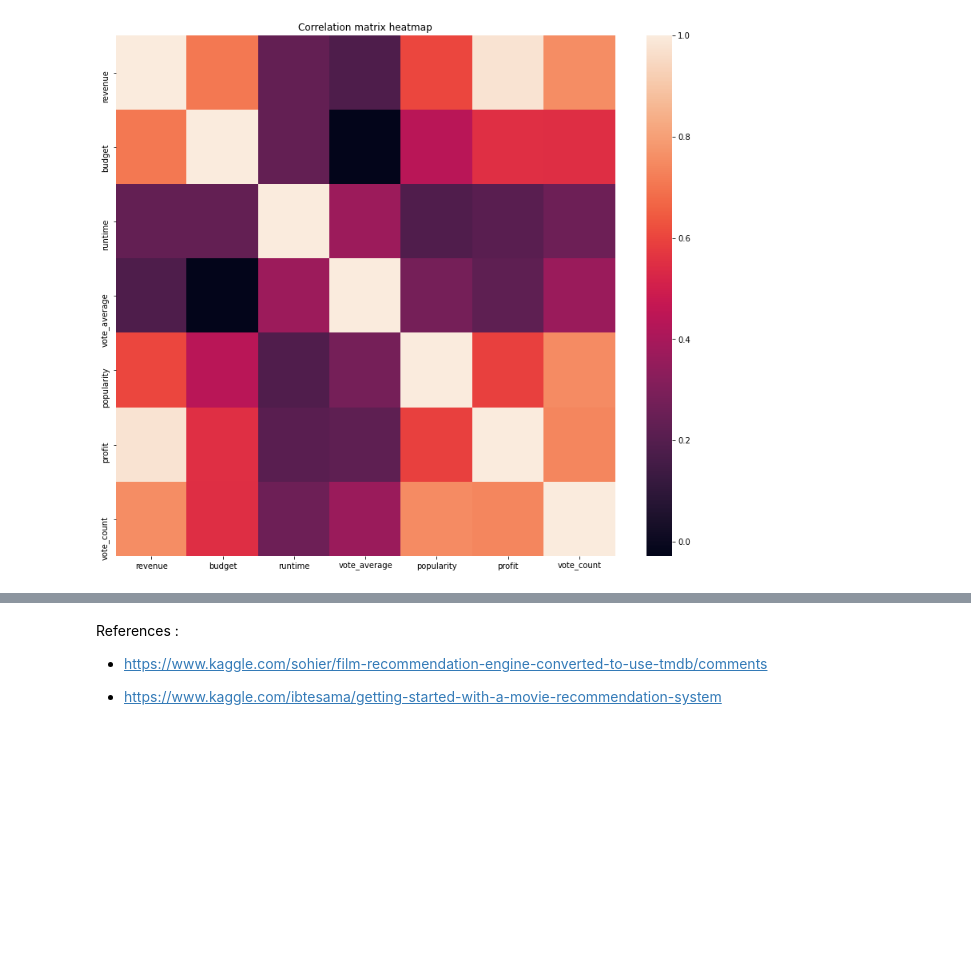
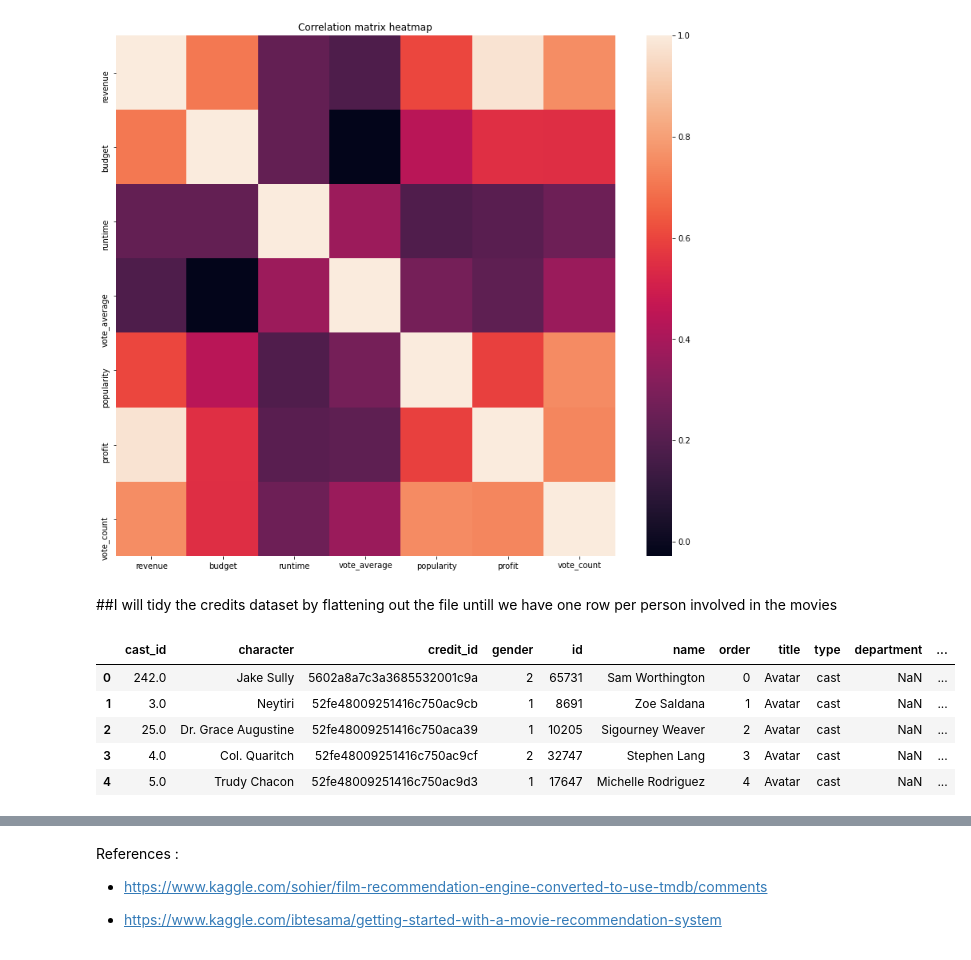
Before and after one commit to HamoyeHQ/g03-movie-analysis, a Jupyter notebook: data/Tmdb_dataset_EDA.ipynb, the cells around one changed output, grey strips where cells are left out. Saved outputs shown, nothing was run; the diff lists cells and outputs as text; code cells hidden in the pictures; blank space fills up the shorter version.

```diff
--- a/data/Tmdb_dataset_EDA.ipynb
+++ b/data/Tmdb_dataset_EDA.ipynb
@@ -497,3 +497,5 @@ sns.heatmap(new, ax=ax);
 ax.set_title('Correlation matrix heatmap');
 # %% [output]
 [figure]
+# %% [markdown]
+##I will tidy the credits dataset by flattening out the file untill we have one row per person involved in the movies
@@ -499,0 +504,24 @@ ax.set_title('Correlation matrix heatmap');
+# %%
+credits.apply(lambda row: [x.update({'title': row['title']}) for x in row['cast']], axis=1);
+credits.apply(lambda row: [x.update({'title': row['title']}) for x in row['crew']], axis=1);
+credits.apply(lambda row: [person.update({'order': order}) for order, person in enumerate(row['crew'])], axis=1);
+
+cast = []
+credits.cast.apply(lambda x: cast.extend(x))
+cast = pd.DataFrame(cast)
+cast['type'] = 'cast'
+
+crew = []
+credits.crew.apply(lambda x: crew.extend(x))
+crew = pd.DataFrame(crew)
+crew['type'] = 'crew'
+
+people = pd.concat([cast, crew],  ignore_index=True)
+people.head()
+# %% [output]
+|  | cast_id | character | credit_id | gender | id | name | order | title | type | department | ... |
+| 0 | 242.0 | Jake Sully | 5602a8a7c3a3685532001c9a | 2 | 65731 | Sam Worthington | 0 | Avatar | cast | NaN | ... |
+| 1 | 3.0 | Neytiri | 52fe48009251416c750ac9cb | 1 | 8691 | Zoe Saldana | 1 | Avatar | cast | NaN | ... |
+| 2 | 25.0 | Dr. Grace Augustine | 52fe48009251416c750aca39 | 1 | 10205 | Sigourney Weaver | 2 | Avatar | cast | NaN | ... |
+| 3 | 4.0 | Col. Quaritch | 52fe48009251416c750ac9cf | 2 | 32747 | Stephen Lang | 3 | Avatar | cast | NaN | ... |
+| 4 | 5.0 | Trudy Chacon | 52fe48009251416c750ac9d3 | 1 | 17647 | Michelle Rodriguez | 4 | Avatar | cast | NaN | ... |
```
Also changed, not shown: parts of 7 cells of this notebook.
